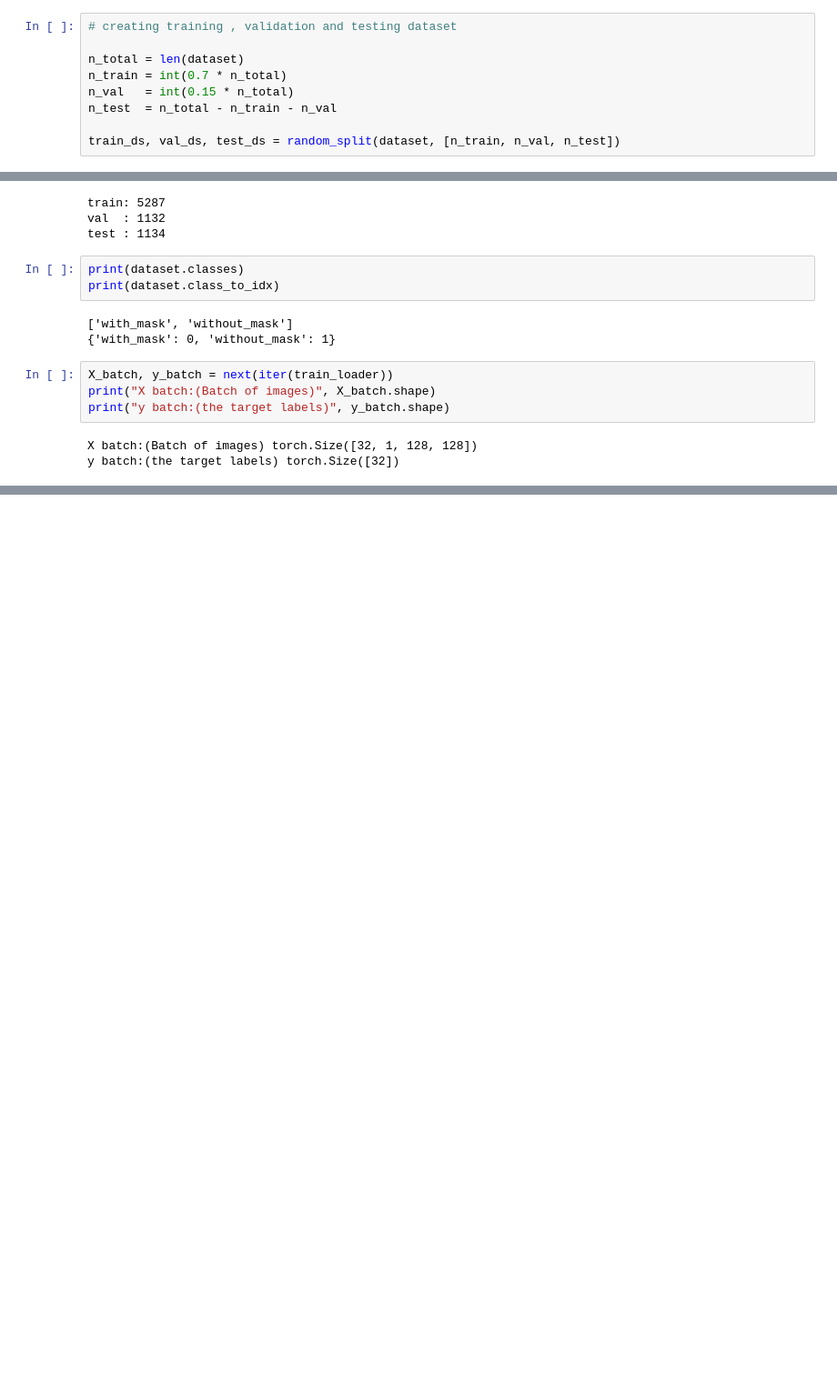
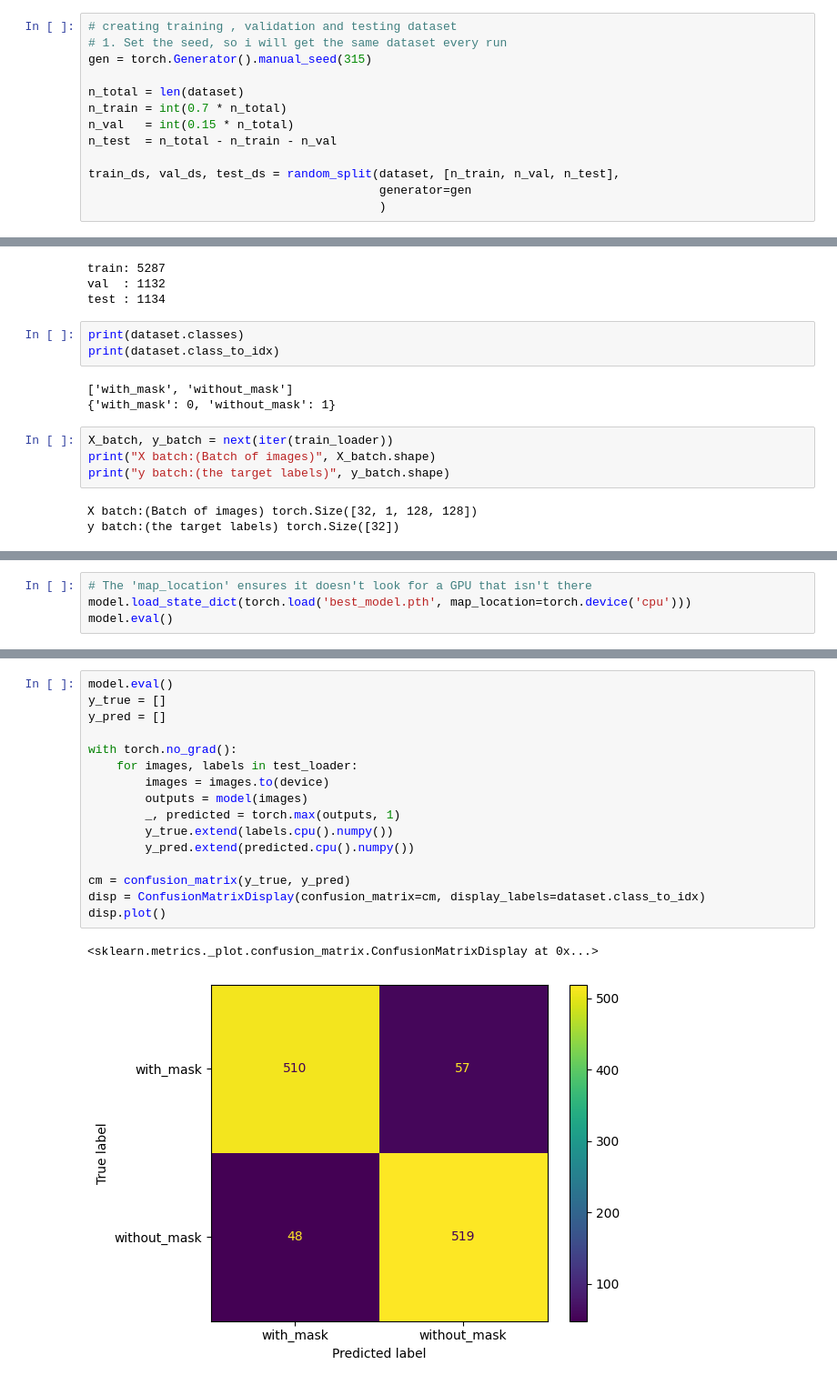
Before and after one commit to Mesterumit/Mask-detection_CNN, a Jupyter notebook: notebooks/mask_model.ipynb, the cells around one changed output, grey strips where cells are left out. Shown at 91% size. Drawn from its saved outputs; the diff is of its cells as text; blank space fills up the shorter version.

Commit message:
used early stopped and added confusing matrix also i did accuracy test

```diff
--- a/notebooks/mask_model.ipynb
+++ b/notebooks/mask_model.ipynb
@@ -79,13 +80,17 @@ print(num_class)
 2
 # %%
 # creating training , validation and testing dataset
+# 1. Set the seed, so i will get the same dataset every run
+gen = torch.Generator().manual_seed(315)
 
 n_total = len(dataset)
 n_train = int(0.7 * n_total)
 n_val   = int(0.15 * n_total)
 n_test  = n_total - n_train - n_val
 
-train_ds, val_ds, test_ds = random_split(dataset, [n_train, n_val, n_test])
+train_ds, val_ds, test_ds = random_split(dataset, [n_train, n_val, n_test],
+                                         generator=gen
+                                         )
 # %%
 from collections import Counter
 
@@ -403,0 +375,4 @@ Training complete.
+# %%
+# The 'map_location' ensures it doesn't look for a GPU that isn't there
+model.load_state_dict(torch.load('best_model.pth', map_location=torch.device('cpu')))
+model.eval()
@@ -403,0 +396,19 @@ Training complete.
+# %%
+model.eval()
+y_true = []
+y_pred = []
+
+with torch.no_grad():
+    for images, labels in test_loader:
+        images = images.to(device)
+        outputs = model(images)
+        _, predicted = torch.max(outputs, 1)
+        y_true.extend(labels.cpu().numpy())
+        y_pred.extend(predicted.cpu().numpy())
+
+cm = confusion_matrix(y_true, y_pred)
+disp = ConfusionMatrixDisplay(confusion_matrix=cm, display_labels=dataset.class_to_idx)
+disp.plot()
+# %% [output]
+<sklearn.metrics._plot.confusion_matrix.ConfusionMatrixDisplay at 0x...>
+[figure, added]
```
Also changed, not shown: parts of 10 cells of this notebook, 2 other files.
